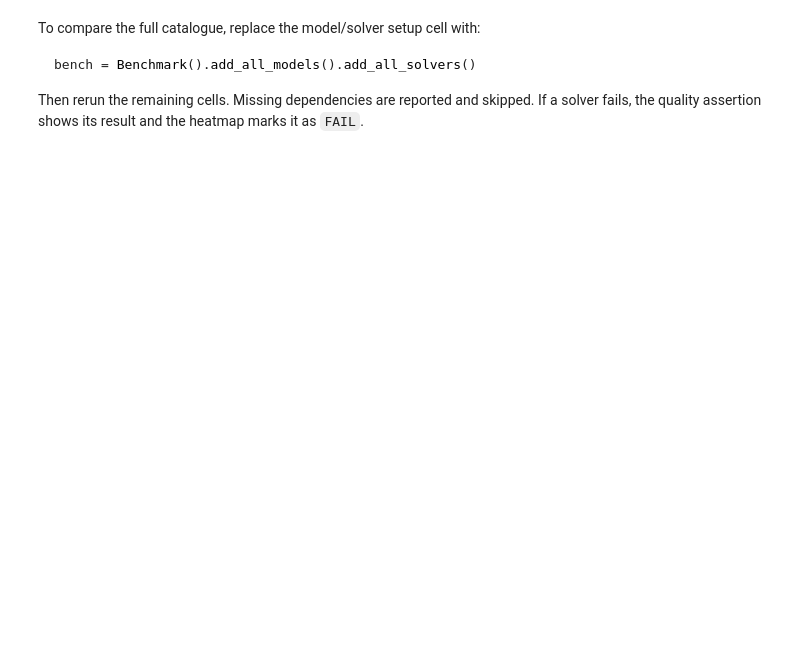
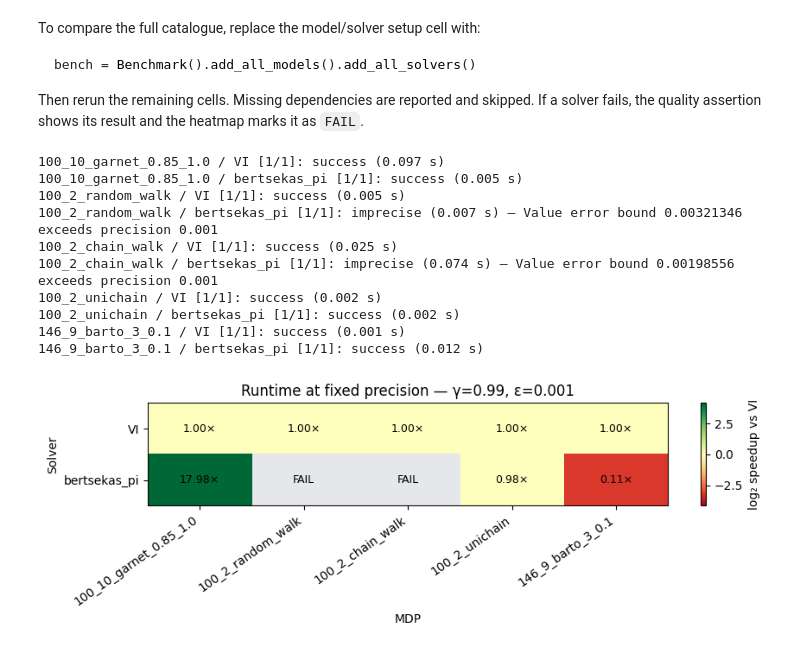
Before and after one commit to OrsoF/mdpforge, a Jupyter notebook: notebooks/benchmark.ipynb, the cells around one changed output. Saved outputs shown, nothing was run; the diff lists cells and outputs as text; code cells hidden in the pictures; blank space fills up the shorter version.

````diff
--- a/notebooks/benchmark.ipynb
+++ b/notebooks/benchmark.ipynb
@@ -140,3 +159,47 @@ bench = Benchmark().add_all_models().add_all_solvers()
 ```
 
 Then rerun the remaining cells. Missing dependencies are reported and skipped. If a solver fails, the quality assertion shows its result and the heatmap marks it as `FAIL`.
+# %%
+from mdpforge import Benchmark
+
+bench = Benchmark()
+
+models = [
+    # Random and synthetic MDPs
+    'garnet',
+    'random_walk',
+    'chain_walk',
+    'unichain',
+    'barto',
+]
+
+solvers = [
+    'bertsekas_pi',
+]
+
+
+for mdp in models:
+    bench.add_mdp(mdp)
+
+for solver in solvers:
+    bench.add_solver(solver)
+
+results = bench.run(discount=0.99, precision=1e-3, repeats=1, seed=0, verbose=True);
+# [
+#     {key: row[key] for key in ("model", "solver", "runtime", "error_bound", "status")}
+#     for row in results
+# ]
+
+figure, axes = bench.plot_heat(reference="VI")
+# %% [output]
+100_10_garnet_0.85_1.0 / VI [1/1]: success (0.097 s)
+100_10_garnet_0.85_1.0 / bertsekas_pi [1/1]: success (0.005 s)
+100_2_random_walk / VI [1/1]: success (0.005 s)
+100_2_random_walk / bertsekas_pi [1/1]: imprecise (0.007 s) — Value error bound 0.00321346 exceeds precision 0.001
+100_2_chain_walk / VI [1/1]: success (0.025 s)
+100_2_chain_walk / bertsekas_pi [1/1]: imprecise (0.074 s) — Value error bound 0.00198556 exceeds precision 0.001
+100_2_unichain / VI [1/1]: success (0.002 s)
+100_2_unichain / bertsekas_pi [1/1]: success (0.002 s)
+146_9_barto_3_0.1 / VI [1/1]: success (0.001 s)
+146_9_barto_3_0.1 / bertsekas_pi [1/1]: success (0.012 s)
+[figure, added]
````
Also changed, not shown: parts of 5 cells of this notebook, 30 other files.
